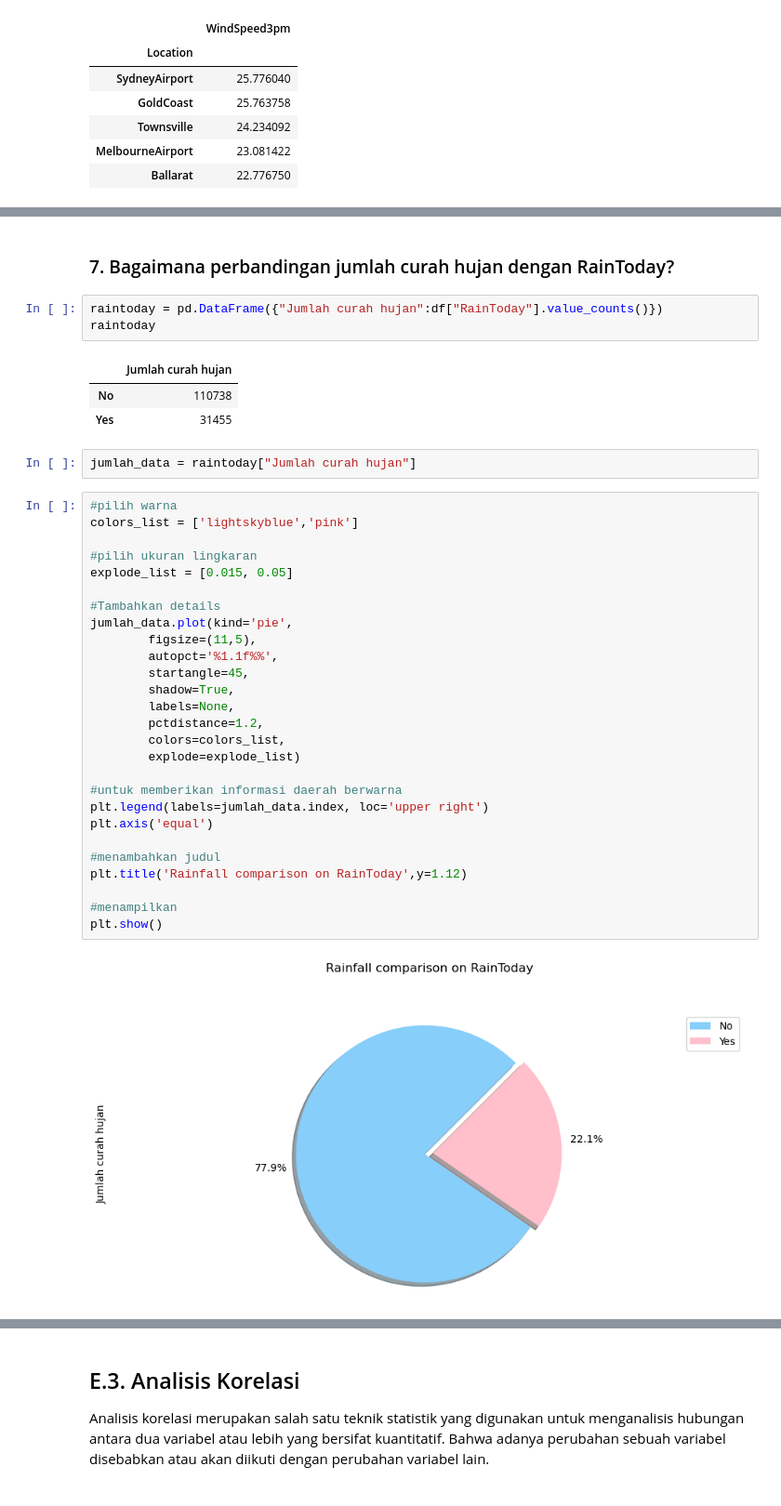
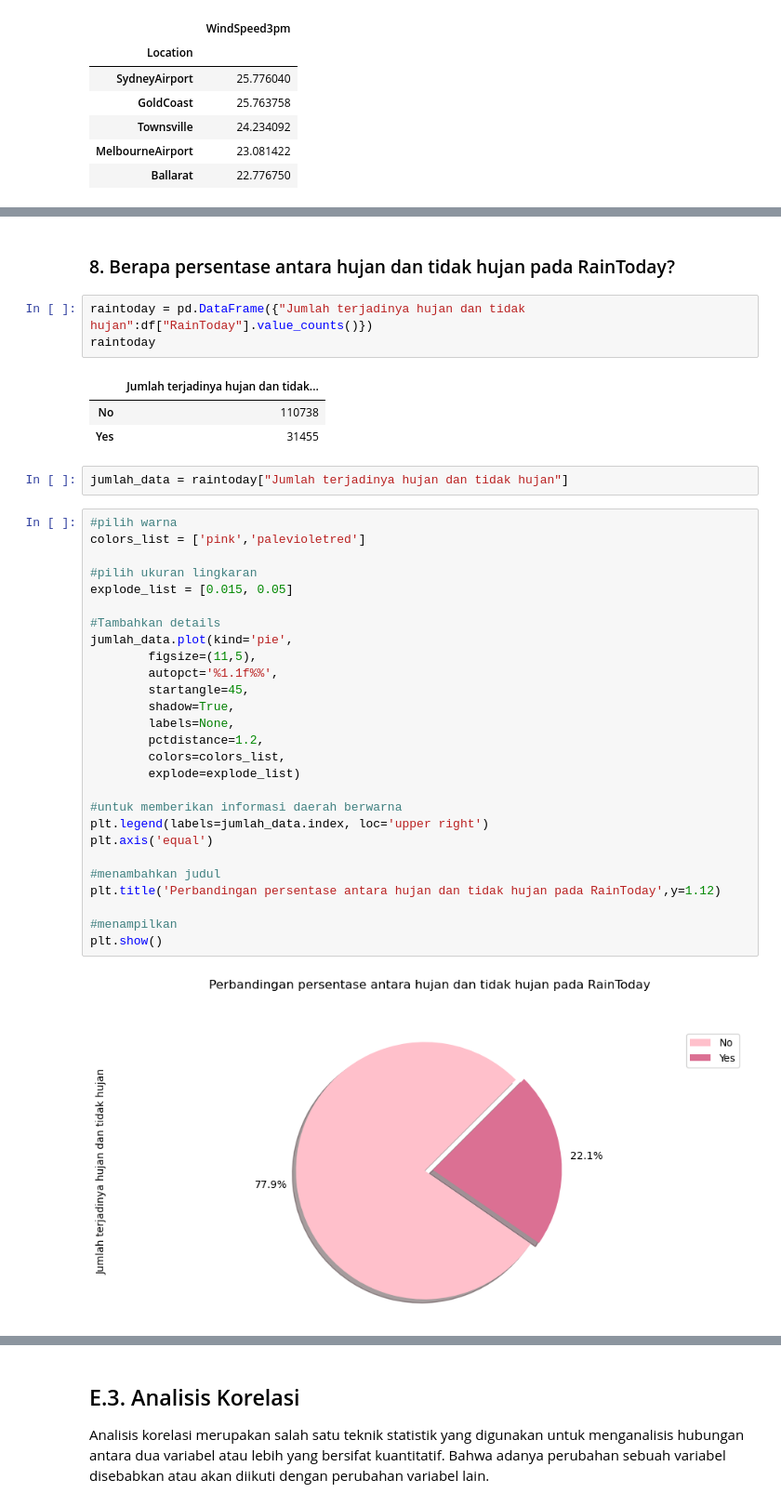
Before and after one commit to ria-fajriyah/Rain_in_Australia, a Jupyter notebook: PYTN_KampusMerdeka_fp2_Nurul Fajriyah Al Maulidiyah.ipynb, the cells around one changed output, grey strips where cells are left out. Shown at 93% size. Saved outputs shown, nothing was run; the diff lists cells and outputs as text.

```diff
--- a/PYTN_KampusMerdeka_fp2_Nurul Fajriyah Al Maulidiyah.ipynb
+++ b/PYTN_KampusMerdeka_fp2_Nurul Fajriyah Al Maulidiyah.ipynb
@@ -561,43 +590,43 @@ Berdasarkan visualisasi data diatas, maka dapat disimpulkan bahwa:
 # %% [markdown]
-### 7. Bagaimana perbandingan jumlah curah hujan dengan RainToday?
+### 8. Berapa persentase antara hujan dan tidak hujan pada RainToday?
 # %%
-raintoday = pd.DataFrame({"Jumlah curah hujan":df["RainToday"].value_counts()})
+raintoday = pd.DataFrame({"Jumlah terjadinya hujan dan tidak hujan":df["RainToday"].value_counts()})
 raintoday
 # %% [output]
-|  | Jumlah curah hujan |
+|  | Jumlah terjadinya hujan dan tidak... |
 | No | 110738 |
 | Yes | 31455 |
 # %%
-jumlah_data = raintoday["Jumlah curah hujan"]
+jumlah_data = raintoday["Jumlah terjadinya hujan dan tidak hujan"]
 # %%
 #pilih warna
-colors_list = ['lightskyblue','pink']
+colors_list = ['pink','palevioletred']
 
 #pilih ukuran lingkaran
 explode_list = [0.015, 0.05]
 
 #Tambahkan details
 jumlah_data.plot(kind='pie',
         figsize=(11,5),
         autopct='%1.1f%%',
         startangle=45,
         shadow=True,
         labels=None,
         pctdistance=1.2,
         colors=colors_list,
         explode=explode_list)
 
 #untuk memberikan informasi daerah berwarna
 plt.legend(labels=jumlah_data.index, loc='upper right')
 plt.axis('equal')
 
 #menambahkan judul
-plt.title('Rainfall comparison on RainToday',y=1.12)
+plt.title('Perbandingan persentase antara hujan dan tidak hujan pada RainToday',y=1.12)
 
 #menampilkan
 plt.show()
 # %% [output]
-[figure, old version]
+[figure, new version]
 # %% [markdown]
 **Kesimpulan:**
 
```
Also changed, not shown: parts of 66 cells of this notebook, 1 other file.
